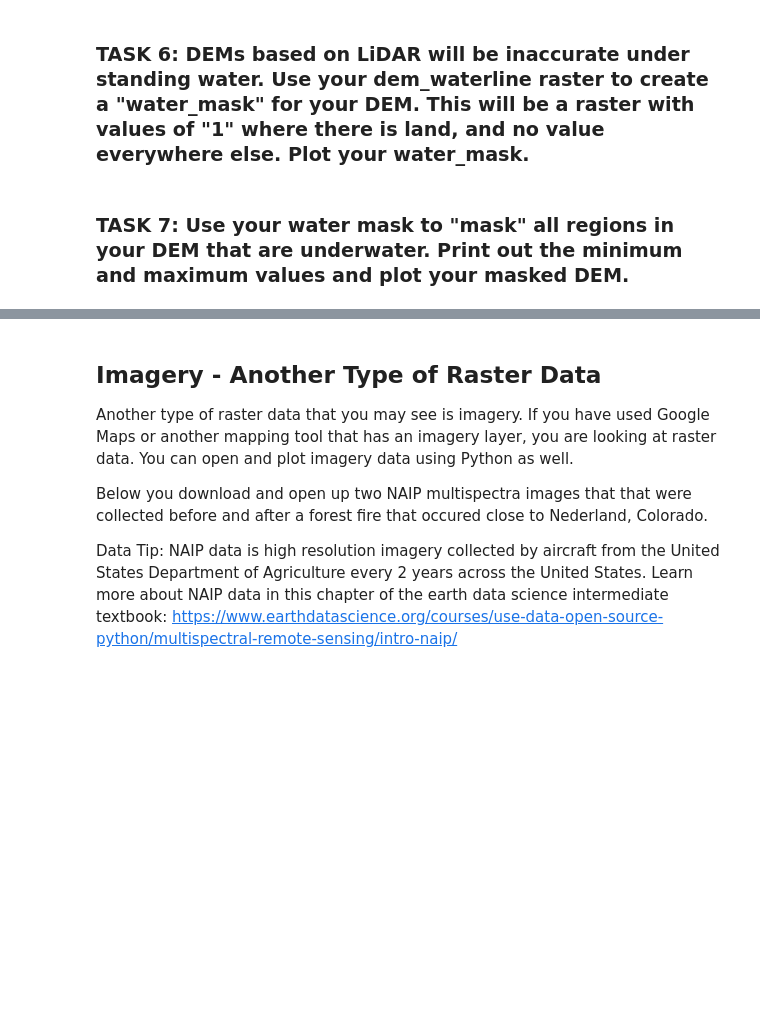
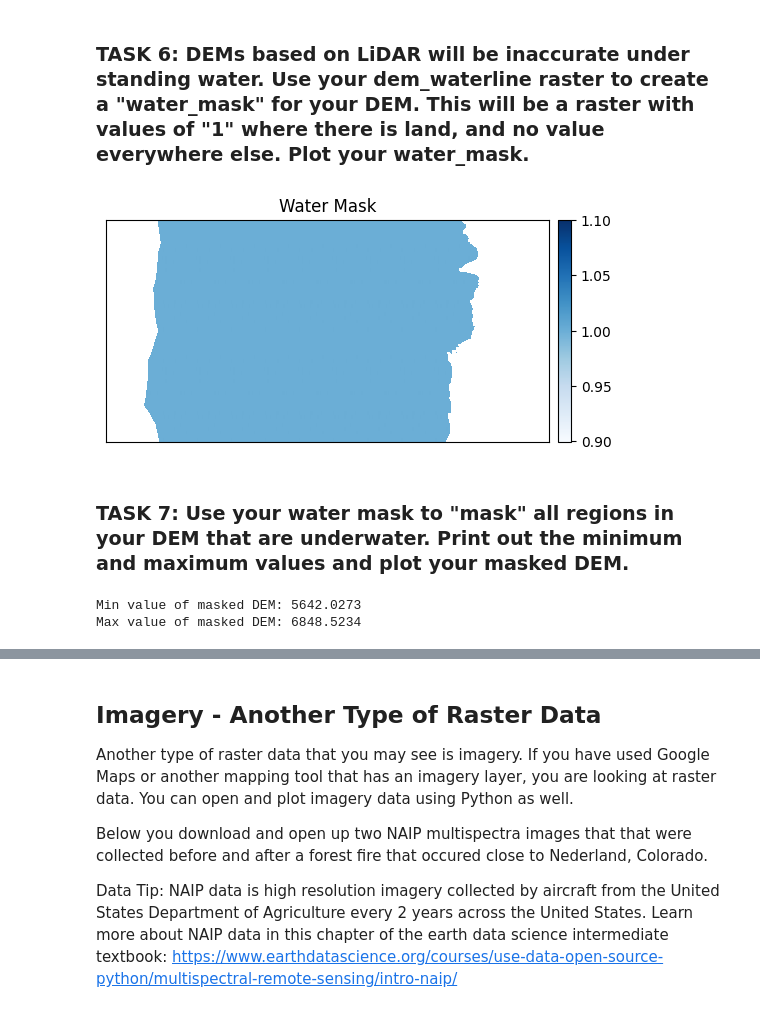
Before and after one commit to LizCarter492/EnvDatSci, a Jupyter notebook: CodeSprints/RasterData101.ipynb, the cells around one changed output, grey strips where cells are left out. Cells and saved outputs as stored; diff of their text form; code cells hidden in the pictures; blank space fills up the shorter version.

```diff
--- a/CodeSprints/RasterData101.ipynb
+++ b/CodeSprints/RasterData101.ipynb
@@ -275,9 +358,14 @@ Note: we did not use masked = T when we read in the dem.
 # %%
 #Task 5:
 # read in raw dem data and metadata through raster connection
-
+with rio.open(dem_pre_path) as dem_src:
+    # Read the DEM data with a mask
+    dem_data = dem_src.read(1, masked=True)
+    dem_meta = dem_src.profile
 
 # use dem_data to create dem_feet_ma
+dem_feet_ma = dem_data * 3.28084
 
 
 # print out min and max values
+dem_feet_ma.min(), dem_feet_ma.max()
@@ -327,3 +431,4 @@ Often in raster manipulation, we want to use certain criteria to mask out raster
 ### TASK 6: DEMs based on LiDAR will be inaccurate under standing water. Use your dem_waterline raster to create a "water_mask" for your DEM. This will be a raster with values of "1" where there is land, and no value everywhere else. Plot your water_mask.
 # %%
 # Task 6: create water_mask
+water_mask = np.where(dem_waterline == 2, 1, np.nan)
@@ -332,3 +435,10 @@ Often in raster manipulation, we want to use certain criteria to mask out raster
+# %%
+# Task 6: plot water_mask
+fig, ax = plt.subplots(figsize=(6, 6))
+ep.plot_bands(water_mask, cmap='Blues', title="Water Mask", ax=ax, scale=False)
+plt.show()
+# %% [output]
+[figure, added]
 # %% [markdown]
 ### TASK 7: Use your water mask to "mask" all regions in your DEM that are underwater. Print out the minimum and maximum values and plot your masked DEM.
 # %%
@@ -339,0 +447,7 @@ Often in raster manipulation, we want to use certain criteria to mask out raster
+# %%
+#Task 7 print min and max:
+print("Min value of masked DEM:", np.nanmin(water_masked_DEM))
+print("Max value of masked DEM:", np.nanmax(water_masked_DEM))
+# %% [output]
+Min value of masked DEM: 5642.0273
+Max value of masked DEM: 6848.5234
```
Also changed, not shown: parts of 58 cells of this notebook.
